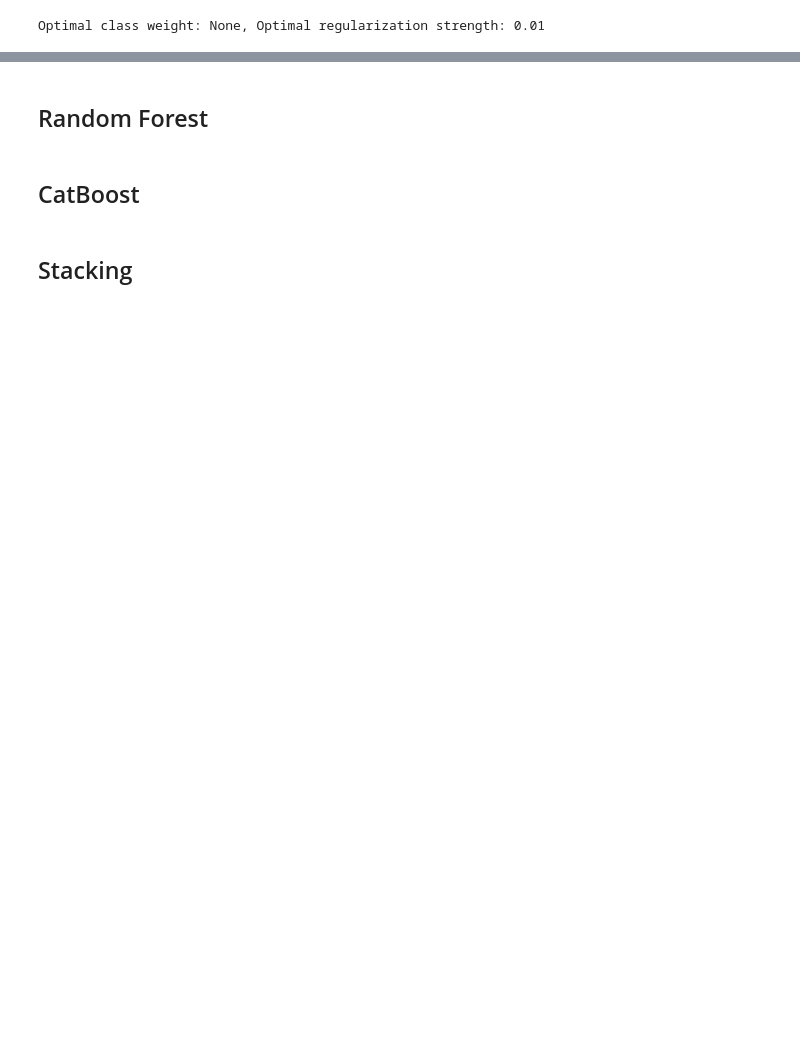
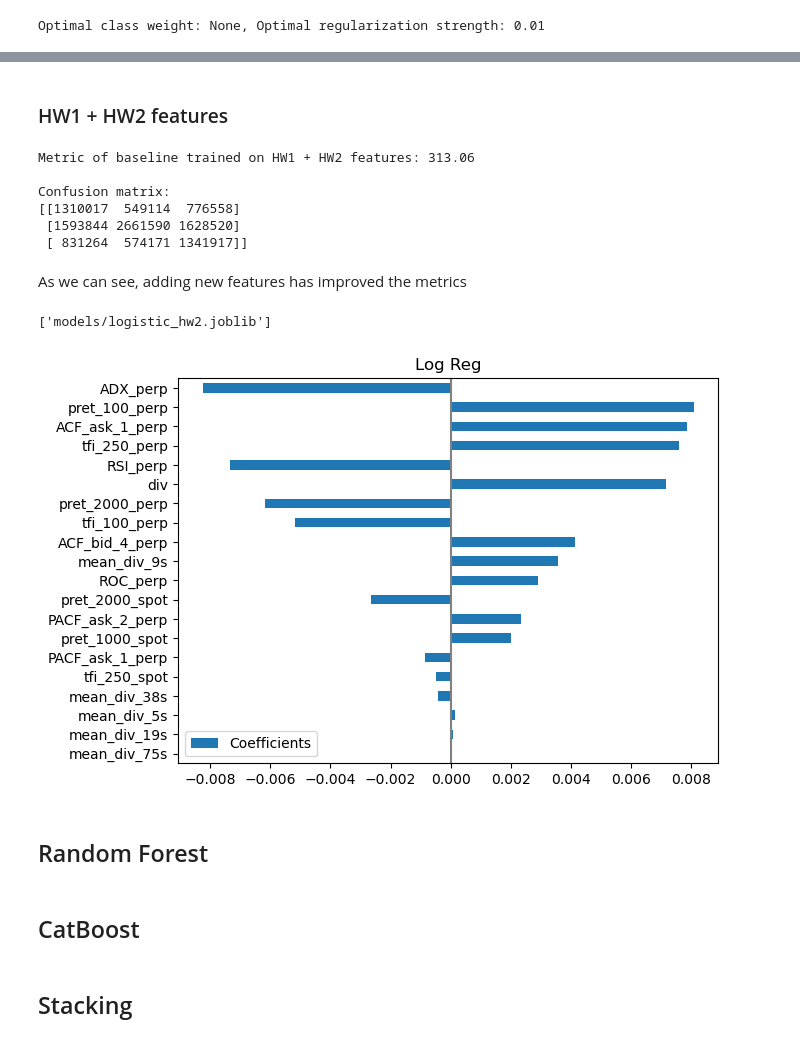
Before and after one commit to ESkripichnikov/market-prediction, a Jupyter notebook: training.ipynb, the cells around one changed output, grey strips where cells are left out. Drawn from its saved outputs; the diff is of its cells as text; code cells hidden in the pictures; blank space fills up the shorter version.

```diff
--- a/training.ipynb
+++ b/training.ipynb
@@ -153,3 +197,57 @@ joblib.dump(logistic_regression, 'models/logistic.joblib')
+# %% [markdown]
+### HW1 + HW2 features
+# %%
+df = pd.read_csv('data/df_final.csv', usecols=['local_ts'] + cols_hw1 + cols_hw2) # nrows=1_000_000
+
+df['local_ts'] = pd.to_datetime(df['local_ts'])
+df = df.set_index('local_ts').sort_index()
+
+df.dropna(axis=0, inplace=True)
+
+X2 = df.values
+X2_train, X2_val, X2_test = X2[:train_idx], X2[train_idx:val_idx], X2[val_idx:]
+del X2
+# %%
+preprocessor = StandardScaler()
+X2_train = preprocessor.fit_transform(X2_train)
+X2_val = preprocessor.transform(X2_val)
+X2_test = preprocessor.transform(X2_test)
+# %%
+logistic_regression = LogisticRegression(random_state=SEED, class_weight=optim_class_weight, C=optim_C)
+logistic_regression.fit(X2_train, y_train)
+
+metric_baseline_hw2 = metric(y_val, logistic_regression.predict(X2_val), confusion=True)
+
+print(f'Metric of baseline trained on HW1 + HW2 features: {round(metric_baseline_hw2[0], 2)}')
+print(f'\nConfusion matrix:\n{metric_baseline_hw2[1]}')
+# %% [output]
+Metric of baseline trained on HW1 + HW2 features: 313.06
+
+Confusion matrix:
+[[1310017  549114  776558]
+ [1593844 2661590 1628520]
+ [ 831264  574171 1341917]]
+# %% [markdown]
+As we can see, adding new features has improved the metrics
+# %%
+joblib.dump(logistic_regression, 'models/logistic_hw2.joblib')
+# %% [output]
+['models/logistic_hw2.joblib']
+# %%
+coefs = pd.DataFrame(
+    logistic_regression.coef_[0],
+    columns=['Coefficients'],
+    index=cols_hw1 + cols_hw2
+)
+
+coefs = coefs.reindex(coefs.Coefficients.abs().sort_values(ascending=True).index)[:20]
+
+coefs.plot(kind='barh', figsize=(9, 5))
+plt.title('Log Reg')
+plt.axvline(x=0, color='.5')
+plt.subplots_adjust(left=.3)
+# %% [output]
+[figure, added]
 # %% [markdown]
 ## Random Forest
 # %%
```
Also changed, not shown: parts of 25 cells of this notebook.
